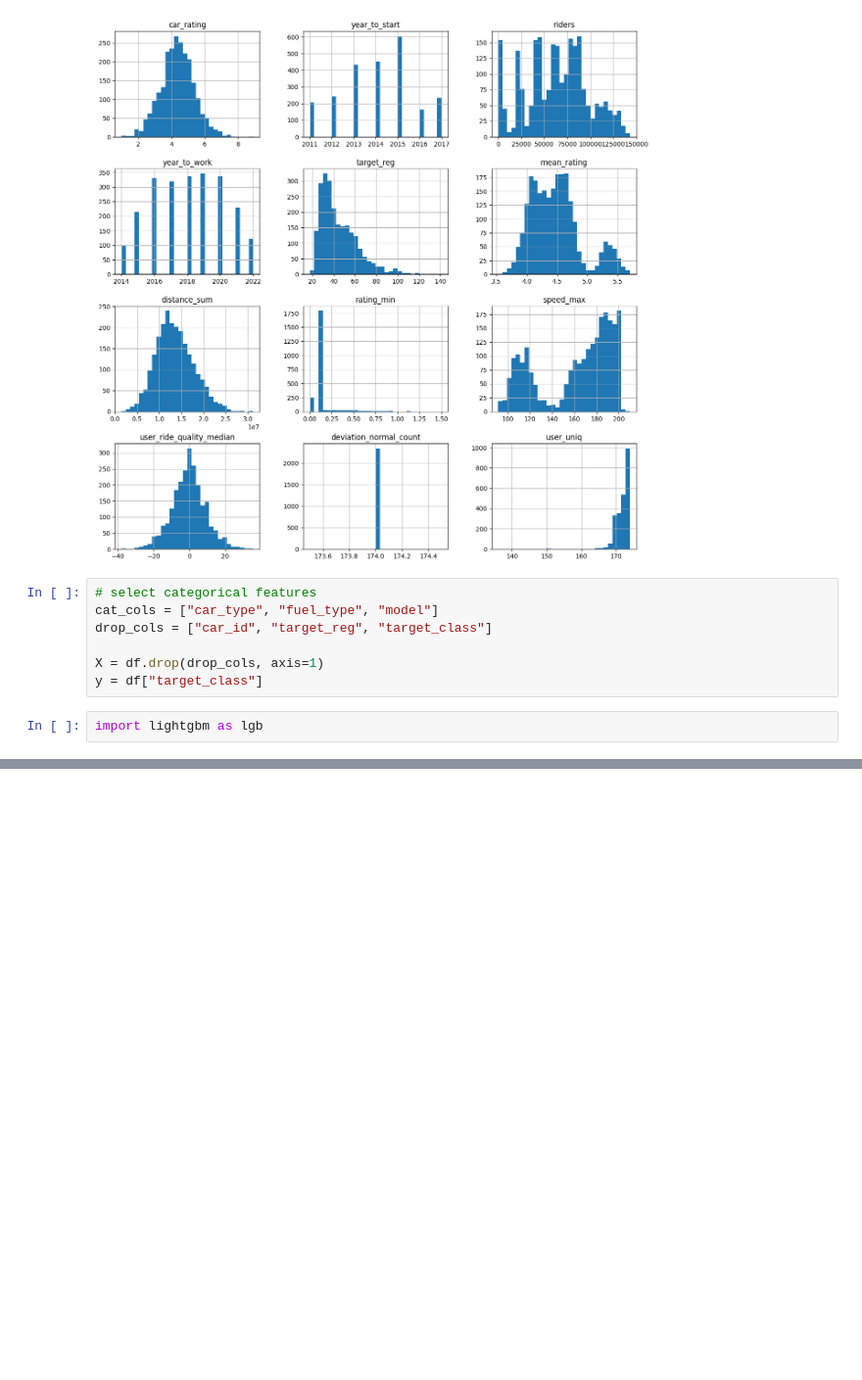
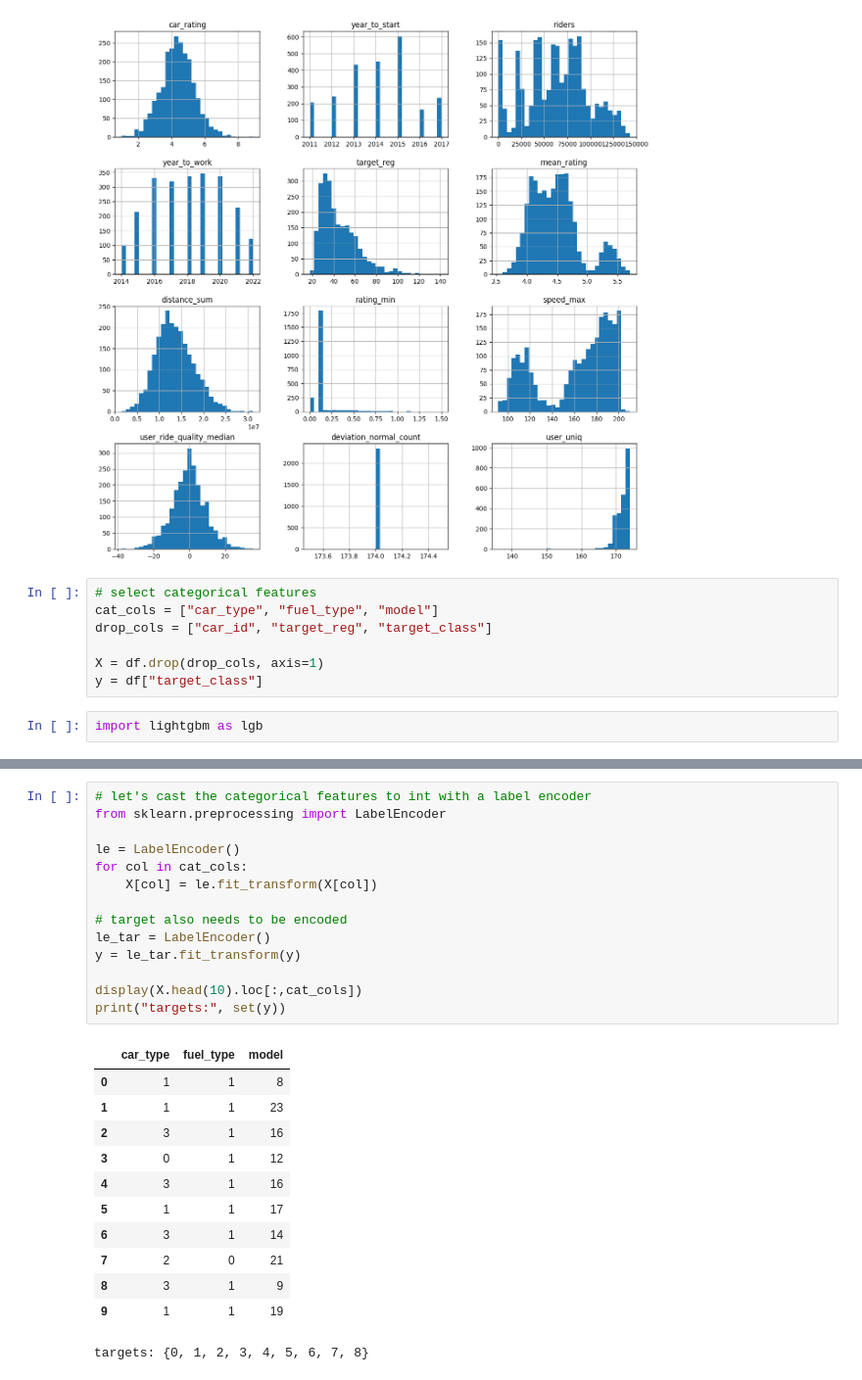
Before and after one commit to aziart/comp-ds, a Jupyter notebook: notebooks/04.2.02 - LightGBM.ipynb, the cells around one changed output, grey strips where cells are left out. Shown: that part at 98% size. Drawn from its saved outputs; the diff is of its cells as text; blank space fills up the shorter version.

```diff
--- a/notebooks/04.2.02 - LightGBM.ipynb
+++ b/notebooks/04.2.02 - LightGBM.ipynb
@@ -129,0 +147,27 @@ import lightgbm as lgb
+# %%
+# let's cast the categorical features to int with a label encoder
+from sklearn.preprocessing import LabelEncoder
+
+le = LabelEncoder()
+for col in cat_cols:
+    X[col] = le.fit_transform(X[col])
+
+# target also needs to be encoded
+le_tar = LabelEncoder()
+y = le_tar.fit_transform(y)
+
+display(X.head(10).loc[:,cat_cols])
+print("targets:", set(y))
+# %% [output]
+|  | car_type | fuel_type | model |
+| 0 | 1 | 1 | 8 |
+| 1 | 1 | 1 | 23 |
+| 2 | 3 | 1 | 16 |
+| 3 | 0 | 1 | 12 |
+| 4 | 3 | 1 | 16 |
+| 5 | 1 | 1 | 17 |
+| 6 | 3 | 1 | 14 |
+| 7 | 2 | 0 | 21 |
+| 8 | 3 | 1 | 9 |
+| 9 | 1 | 1 | 19 |
+targets: {0, 1, 2, 3, 4, 5, 6, 7, 8}
```
Also changed, not shown: parts of 10 cells of this notebook.
